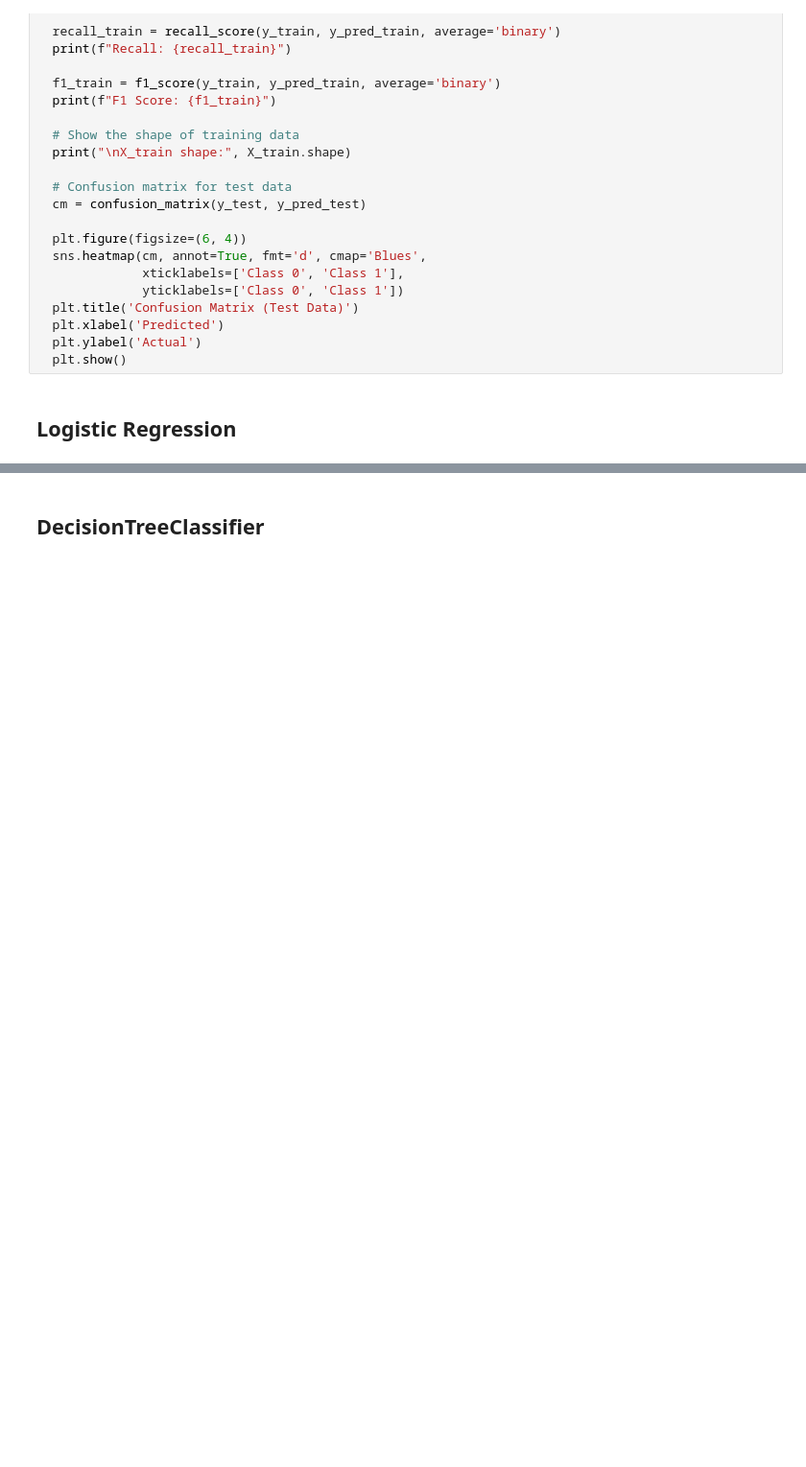
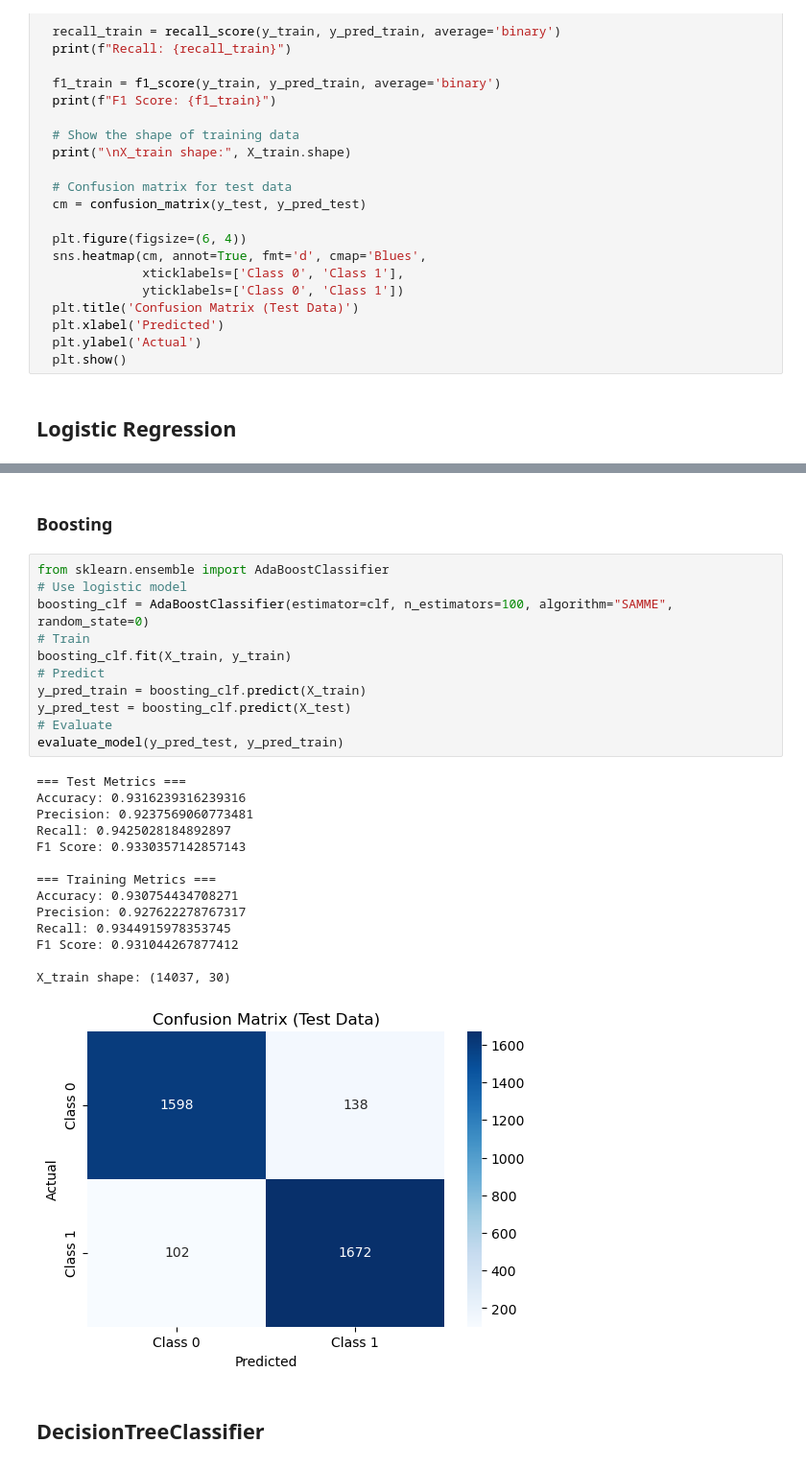
Before and after one commit to malangadan/Challengers, a Jupyter notebook: Challengers.ipynb, the cells around one changed output, grey strips where cells are left out. Shown at 96% size. Drawn from its saved outputs; the diff is of its cells as text; blank space fills up the shorter version.

```diff
--- a/Challengers.ipynb
+++ b/Challengers.ipynb
@@ -316,3 +344,31 @@ X_train shape: (14037, 30)
+# %% [markdown]
+### Boosting
+# %%
+from sklearn.ensemble import AdaBoostClassifier
+# Use logistic model
+boosting_clf = AdaBoostClassifier(estimator=clf, n_estimators=100, algorithm="SAMME", random_state=0)
+# Train
+boosting_clf.fit(X_train, y_train)
+# Predict
+y_pred_train = boosting_clf.predict(X_train)
+y_pred_test = boosting_clf.predict(X_test)
+# Evaluate
+evaluate_model(y_pred_test, y_pred_train)
+# %% [output]
+=== Test Metrics ===
+Accuracy: 0.9316239316239316
+Precision: 0.9237569060773481
+Recall: 0.9425028184892897
+F1 Score: 0.9330357142857143
+
+=== Training Metrics ===
+Accuracy: 0.930754434708271
+Precision: 0.927622278767317
+Recall: 0.9344915978353745
+F1 Score: 0.931044267877412
+
+X_train shape: (14037, 30)
+[figure, added]
 # %% [markdown]
 ## DecisionTreeClassifier
 # %%
```
Also changed, not shown: parts of 37 cells of this notebook.
